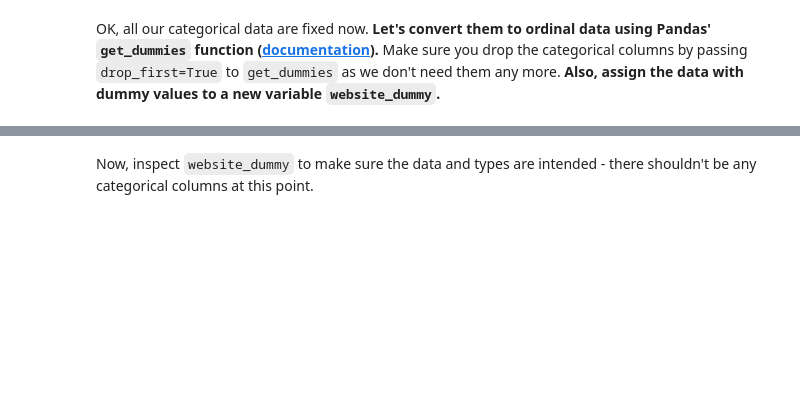
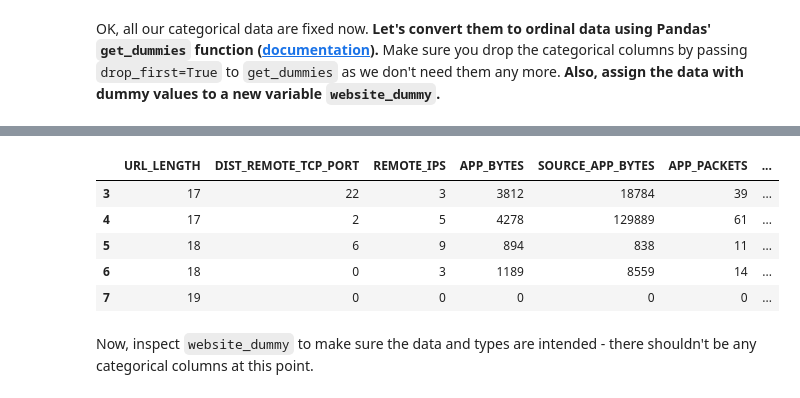
Before and after one commit to Ironhack-Data-Madrid-Octubre-2023/7.1-lab_supervised_learning, a Jupyter notebook: your-code/main.ipynb, the cells around one changed output, grey strips where cells are left out. Cells and saved outputs as stored; diff of their text form; code cells hidden in the pictures; blank space fills up the shorter version.

```diff
--- a/your-code/main.ipynb
+++ b/your-code/main.ipynb
@@ -620,2 +747,14 @@ OK, all our categorical data are fixed now. **Let's convert them to ordinal data
+# %%
+# Voy a cambiar los True's y False's a 1's y 0's
+
+website_dummy = website_dummy.astype(int)
+website_dummy.head()
+# %% [output]
+|  | URL_LENGTH | DIST_REMOTE_TCP_PORT | REMOTE_IPS | APP_BYTES | SOURCE_APP_BYTES | APP_PACKETS | ... |
+| 3 | 17 | 22 | 3 | 3812 | 18784 | 39 | ... |
+| 4 | 17 | 2 | 5 | 4278 | 129889 | 61 | ... |
+| 5 | 18 | 6 | 9 | 894 | 838 | 11 | ... |
+| 6 | 18 | 0 | 3 | 1189 | 8559 | 14 | ... |
+| 7 | 19 | 0 | 0 | 0 | 0 | 0 | ... |
 # %% [markdown]
 Now, inspect `website_dummy` to make sure the data and types are intended - there shouldn't be any categorical columns at this point.
```
Also changed, not shown: parts of 28 cells of this notebook.
